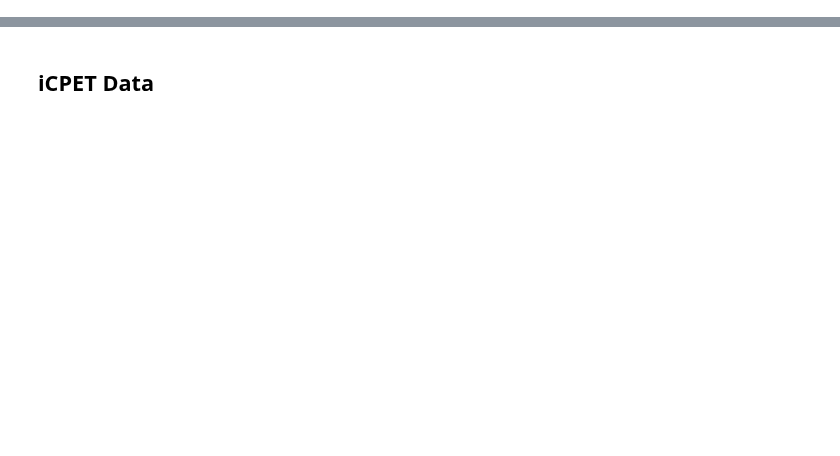
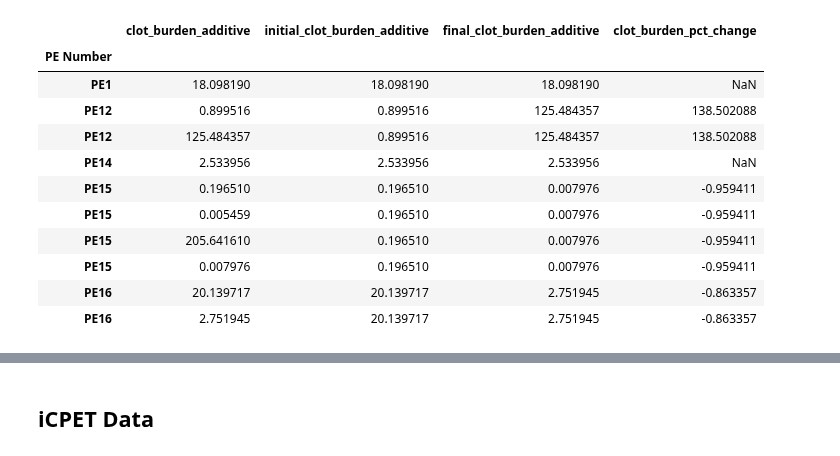
Before and after one commit to qaust/iCPET, a Jupyter notebook: eda.ipynb, the cells around one changed output, grey strips where cells are left out. Drawn from its saved outputs; the diff is of its cells as text; code cells hidden in the pictures; blank space fills up the shorter version.

```diff
--- a/eda.ipynb
+++ b/eda.ipynb
@@ -23,2 +33,97 @@ pe = pd.read_excel("data/PE_merged (12-11-2022).xlsx", sheet_name="PE")
 # %%
-pe['date'] = pd.to_datetime(pe['study_date'], format="%Y%m%d")
+##################################################################################
+pe = pd.read_excel("data/PE_Risbano_result_12-26-2022.xlsx")
+
+
+##################################################################################
+# Convert study date to datetime format
+pe['study_date_fmt'] = pd.to_datetime(pe['study_date'], format="%Y%m%d")
+pe['date'] = pe['study_date_fmt']
+
+# Convert DOB to datetime format
+pe['dob_fmt'] = pd.to_datetime(pe['DOB'], format="%Y%m%d")
+
+# Calculate patient age
+pe['age_years'] = (pe['study_date_fmt'] - pe['dob_fmt']) / np.timedelta64(1, 'Y')
+
+# Rename columns
+pe.rename(columns={'patient_name': 'pe_number'}, inplace=True)
+
+
+##################################################################################
+# Re-index
+tuples = list(zip(pe['pe_number'], pe['date']))
+new_idx = pd.MultiIndex.from_tuples(tuples, names=['PE Number', 'Study Date'])
+pe.index = new_idx
+
+
+##################################################################################
+# Drop unnecessary/non-numeric/metadata columns
+pe.drop(labels=['gender', 'patient_id', 'study_date', 'age', 'DOB', 'series_id', 'slice_number'],
+        axis=1,
+        inplace=True)
+
+
+##################################################################################
+# Additive clot burden
+pe['clot_burden_additive'] = pe \
+    .iloc[:, list(pe.columns).index("Central-artery"):list(pe.columns).index("Posterior_Basal_L-S10")+1] \
+    .sum(axis=1)
+
+
+##################################################################################
+# Consolidate same-patient-same-date rows with average
+# This should only affect PE15, which has two obs for 2018-04-10
+pe = pe.groupby(['PE Number', 'Study Date']).mean(numeric_only=True)
+
+# Re-grab study date for calculation of initial/final clot burdens and merging
+pe['date'] = pe.index.get_level_values('Study Date')
+
+# Re-grab PE number for merging
+pe['pe_number'] = pe.index.get_level_values('PE Number')
+
+
+##################################################################################
+# Initial clot burden
+initial_clot_burden_additive = pe.loc[pe.groupby(level=0)['date'].idxmin(), 'clot_burden_additive']
+initial_clot_burden_additive.name = 'initial_clot_burden_additive'
+
+# Final clot burden
+final_clot_burden_additive = pe.loc[pe.groupby(level=0)['date'].idxmax(), 'clot_burden_additive']
+final_clot_burden_additive.name = 'final_clot_burden_additive'
+
+
+##################################################################################
+# Merge initial and final clot burdens
+pe = pe.merge(initial_clot_burden_additive, how='left', on='PE Number')
+pe = pe.merge(final_clot_burden_additive, how='left', on='PE Number')
+
+
+##################################################################################
+# Number of obs
+pe['n_obs'] = pe.groupby('PE Number')['clot_burden_additive'].transform(len)
+
+
+##################################################################################
+# Calculate percent change in clot burden
+# Only calculated for PE numbers with >1 PE risbano observations
+ge_1 = (pe['n_obs'] > 1)
+pe.loc[ge_1, 'clot_burden_pct_change'] = (pe.loc[ge_1, 'final_clot_burden_additive'] / pe.loc[ge_1, 'initial_clot_burden_additive']) - 1
+pe.drop(labels='n_obs', axis=1, inplace=True)
+
+##################################################################################
+# Spot check clot burden metrics
+pe[['clot_burden_additive', 'initial_clot_burden_additive', 'final_clot_burden_additive', 'clot_burden_pct_change']].head(10)
+# %% [output]
+|  | clot_burden_additive | initial_clot_burden_additive | final_clot_burden_additive | clot_burden_pct_change |
+| PE Number |  |  |  |  |
+| PE1 | 18.098190 | 18.098190 | 18.098190 | NaN |
+| PE12 | 0.899516 | 0.899516 | 125.484357 | 138.502088 |
+| PE12 | 125.484357 | 0.899516 | 125.484357 | 138.502088 |
+| PE14 | 2.533956 | 2.533956 | 2.533956 | NaN |
+| PE15 | 0.196510 | 0.196510 | 0.007976 | -0.959411 |
+| PE15 | 0.005459 | 0.196510 | 0.007976 | -0.959411 |
+| PE15 | 205.641610 | 0.196510 | 0.007976 | -0.959411 |
+| PE15 | 0.007976 | 0.196510 | 0.007976 | -0.959411 |
+| PE16 | 20.139717 | 20.139717 | 2.751945 | -0.863357 |
+| PE16 | 2.751945 | 20.139717 | 2.751945 | -0.863357 |
```
Also changed, not shown: parts of 43 cells of this notebook.
